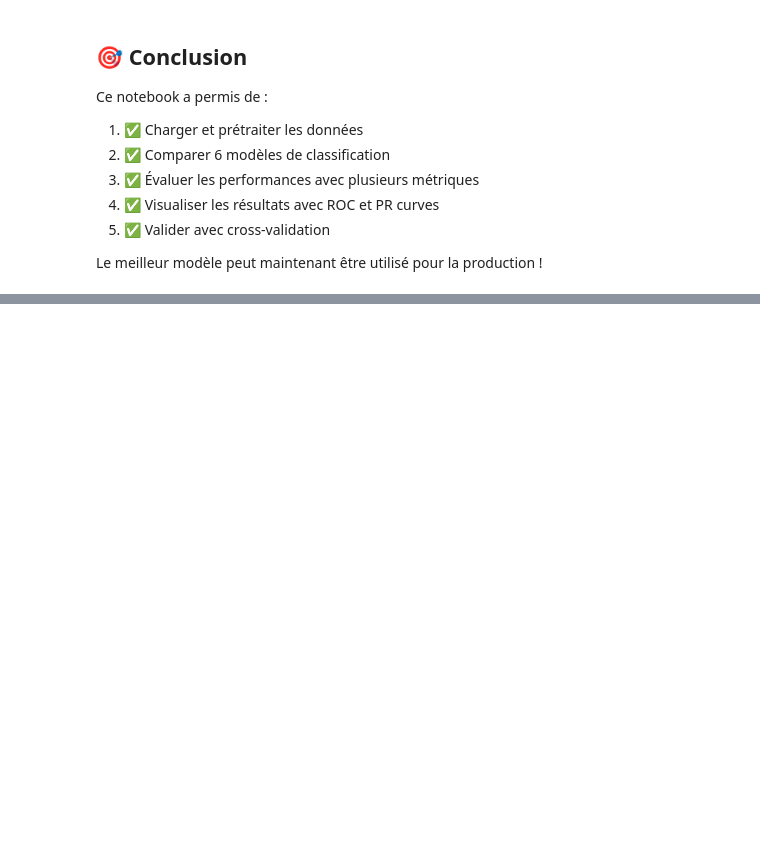
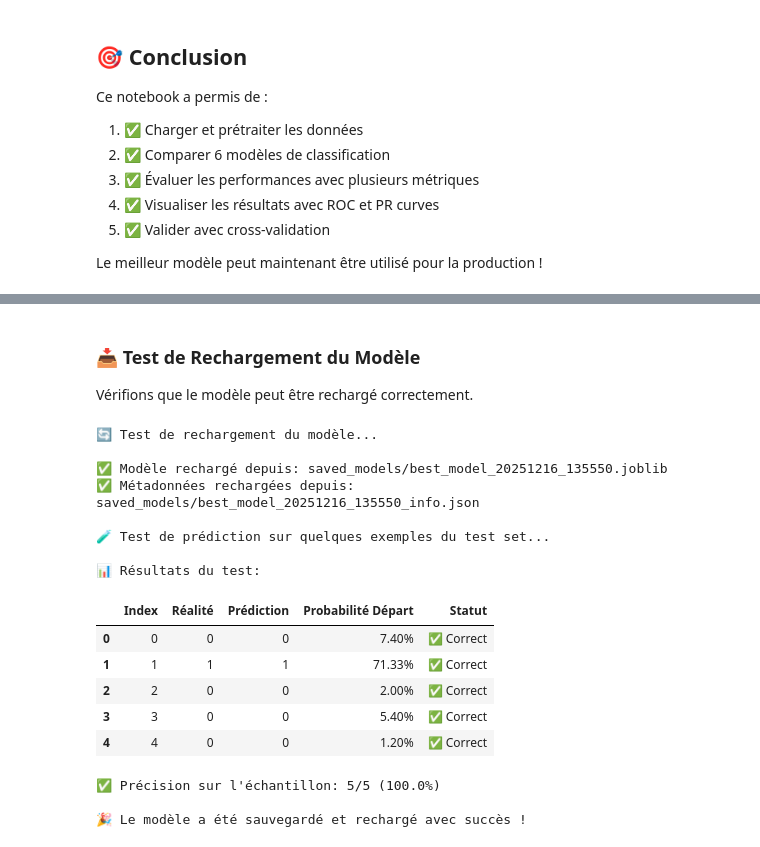
Before and after one commit to Midi6324/HR-predict-system-ML-project-, a Jupyter notebook: ML_Project_Complete.ipynb, the cells around one changed output, grey strips where cells are left out. Cells and saved outputs as stored; diff of their text form; code cells hidden in the pictures; blank space fills up the shorter version.

```diff
--- a/ML_Project_Complete.ipynb
+++ b/ML_Project_Complete.ipynb
@@ -820,0 +1509,66 @@ Le meilleur modèle peut maintenant être utilisé pour la production !
+# %% [markdown]
+### 📥 Test de Rechargement du Modèle
+
+Vérifions que le modèle peut être rechargé correctement.
+# %%
+# Recharger le modèle et les métadonnées
+print("🔄 Test de rechargement du modèle...\n")
+
+# Charger le modèle
+loaded_model = joblib.load(model_filename)
+print(f"✅ Modèle rechargé depuis: {model_filename}")
+
+# Charger les métadonnées
+with open(info_filename, 'r', encoding='utf-8') as f:
+    loaded_info = json.load(f)
+
+print(f"✅ Métadonnées rechargées depuis: {info_filename}")
+
+# Vérifier que le modèle fonctionne
+print(f"\n🧪 Test de prédiction sur quelques exemples du test set...")
+
+# Prendre 5 exemples du test set
+sample_indices = list(range(5))
+X_sample = X_test.iloc[sample_indices]
+y_sample = y_test.iloc[sample_indices]
+
+# Faire des prédictions
+predictions = loaded_model.predict(X_sample)
+probabilities = loaded_model.predict_proba(X_sample)[:, 1]
+
+# Afficher les résultats
+print(f"\n📊 Résultats du test:")
+test_results = pd.DataFrame({
+    'Index': sample_indices,
+    'Réalité': y_sample.values,
+    'Prédiction': predictions,
+    'Probabilité Départ': [f"{p:.2%}" for p in probabilities],
+    'Statut': ['✅ Correct' if predictions[i] == y_sample.iloc[i] else '❌ Incorrect'
+               for i in range(len(predictions))]
+})
+
+display(test_results)
+
+# Calculer l'exactitude sur l'échantillon
+correct_predictions = (predictions == y_sample.values).sum()
+print(f"\n✅ Précision sur l'échantillon: {correct_predictions}/{len(predictions)} ({correct_predictions/len(predictions):.1%})")
+
+print(f"\n🎉 Le modèle a été sauvegardé et rechargé avec succès !")
+# %% [output]
+🔄 Test de rechargement du modèle...
+
+✅ Modèle rechargé depuis: saved_models/best_model_20251216_135550.joblib
+✅ Métadonnées rechargées depuis: saved_models/best_model_20251216_135550_info.json
+
+🧪 Test de prédiction sur quelques exemples du test set...
+
+📊 Résultats du test:
+|  | Index | Réalité | Prédiction | Probabilité Départ | Statut |
+| 0 | 0 | 0 | 0 | 7.40% | ✅ Correct |
+| 1 | 1 | 1 | 1 | 71.33% | ✅ Correct |
+| 2 | 2 | 0 | 0 | 2.00% | ✅ Correct |
+| 3 | 3 | 0 | 0 | 5.40% | ✅ Correct |
+| 4 | 4 | 0 | 0 | 1.20% | ✅ Correct |
+✅ Précision sur l'échantillon: 5/5 (100.0%)
+
+🎉 Le modèle a été sauvegardé et rechargé avec succès !
```
Also changed, not shown: parts of 26 cells of this notebook, 3 other files.
